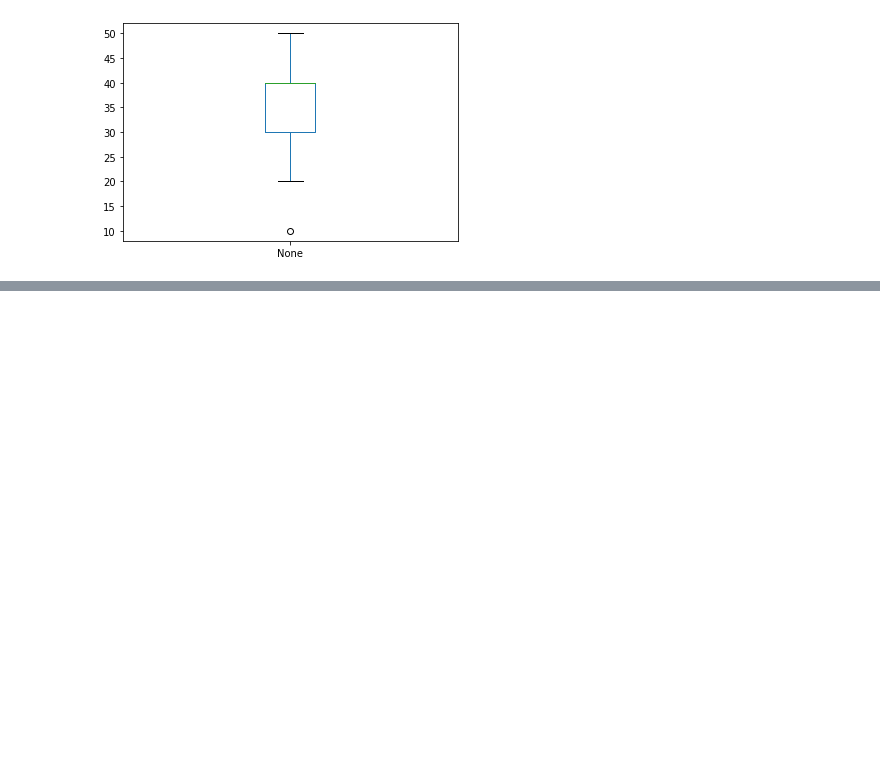
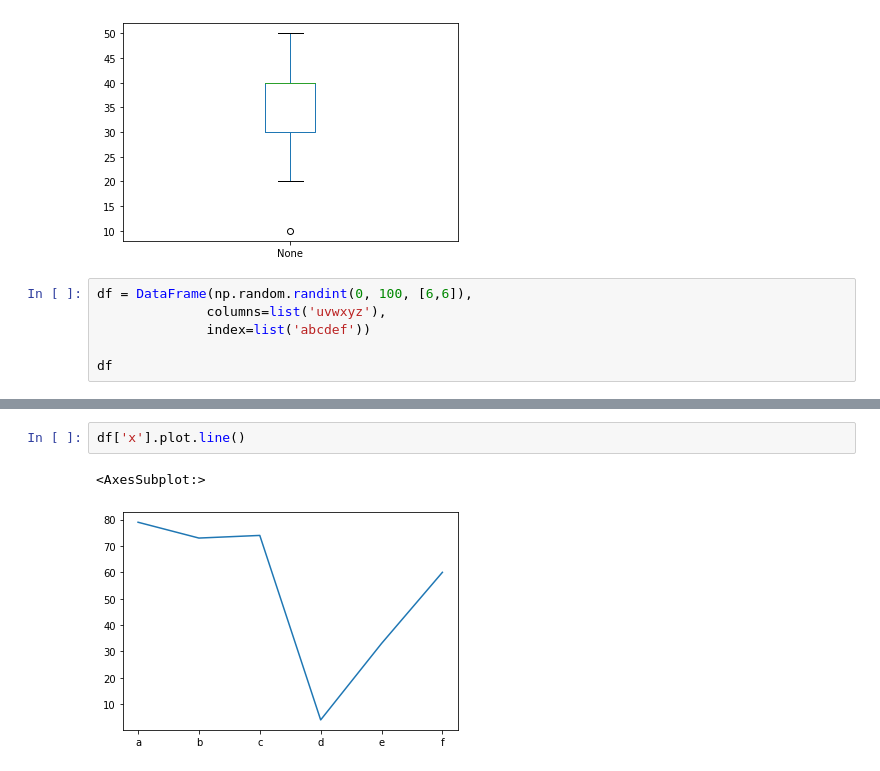
Before and after one commit to ramlaxman/cisco-2020-oct-14-plotting, a Jupyter notebook: Cisco 2020 October 14 — Pandas plotting.ipynb, the cells around one changed output, grey strips where cells are left out. Saved outputs shown, nothing was run; the diff lists cells and outputs as text; blank space fills up the shorter version.

```diff
--- a/Cisco 2020 October 14 — Pandas plotting.ipynb
+++ b/Cisco 2020 October 14 — Pandas plotting.ipynb
@@ -159,3 +159,9 @@ s.plot.box()
 # %% [output]
 <AxesSubplot:>
 [figure]
+# %%
+df = DataFrame(np.random.randint(0, 100, [6,6]),
+              columns=list('uvwxyz'),
+              index=list('abcdef'))
+
+df
@@ -161,0 +192,5 @@ s.plot.box()
+# %%
+df['x'].plot.line()
+# %% [output]
+<AxesSubplot:>
+[figure, added]
```
Also changed, not shown: parts of 3 cells of this notebook.
